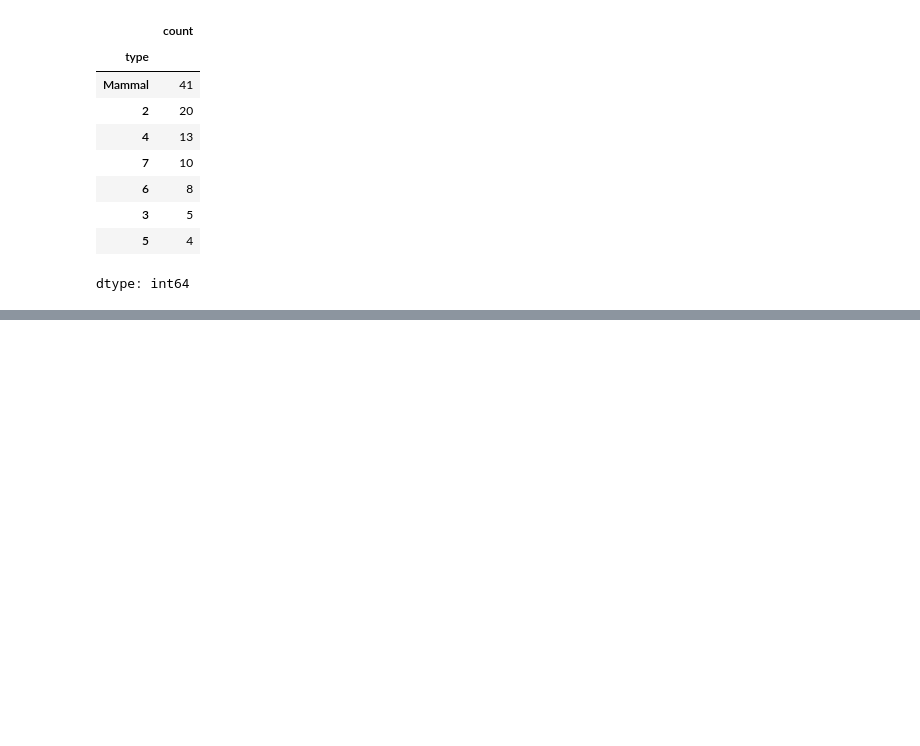
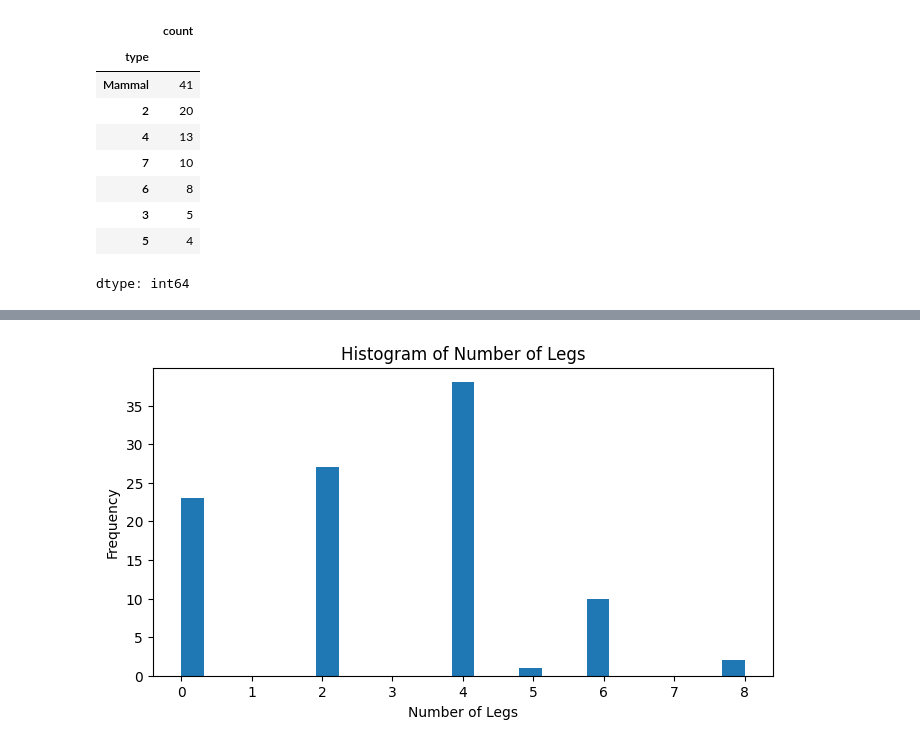
Before and after one commit to deekshasoota/ML-lab-project, a Jupyter notebook: basicdataanalysisusingnumpypandas.ipynb, the cells around one changed output, grey strips where cells are left out. Saved outputs shown, nothing was run; the diff lists cells and outputs as text; code cells hidden in the pictures; blank space fills up the shorter version.

```diff
--- a/basicdataanalysisusingnumpypandas.ipynb
+++ b/basicdataanalysisusingnumpypandas.ipynb
@@ -704,0 +755,8 @@ dtype: int64
+# %%
+df["legs"].plot.hist(bins=25, figsize=(8,4))
+plt.title("Histogram of Number of Legs")
+plt.xlabel("Number of Legs")
+plt.ylabel("Frequency")
+plt.show()
+# %% [output]
+[figure, added]
```
Also changed, not shown: parts of 32 cells of this notebook.
